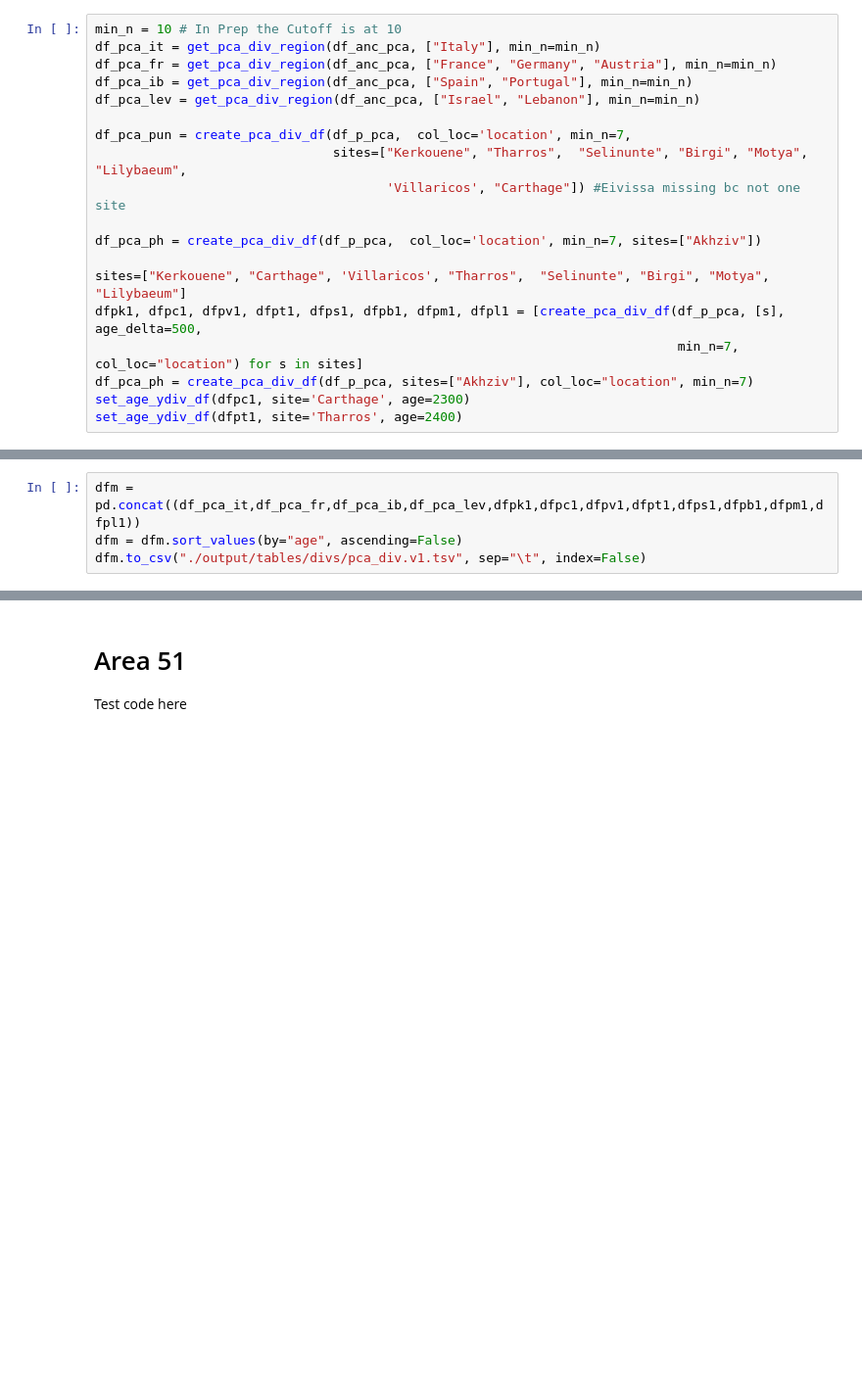
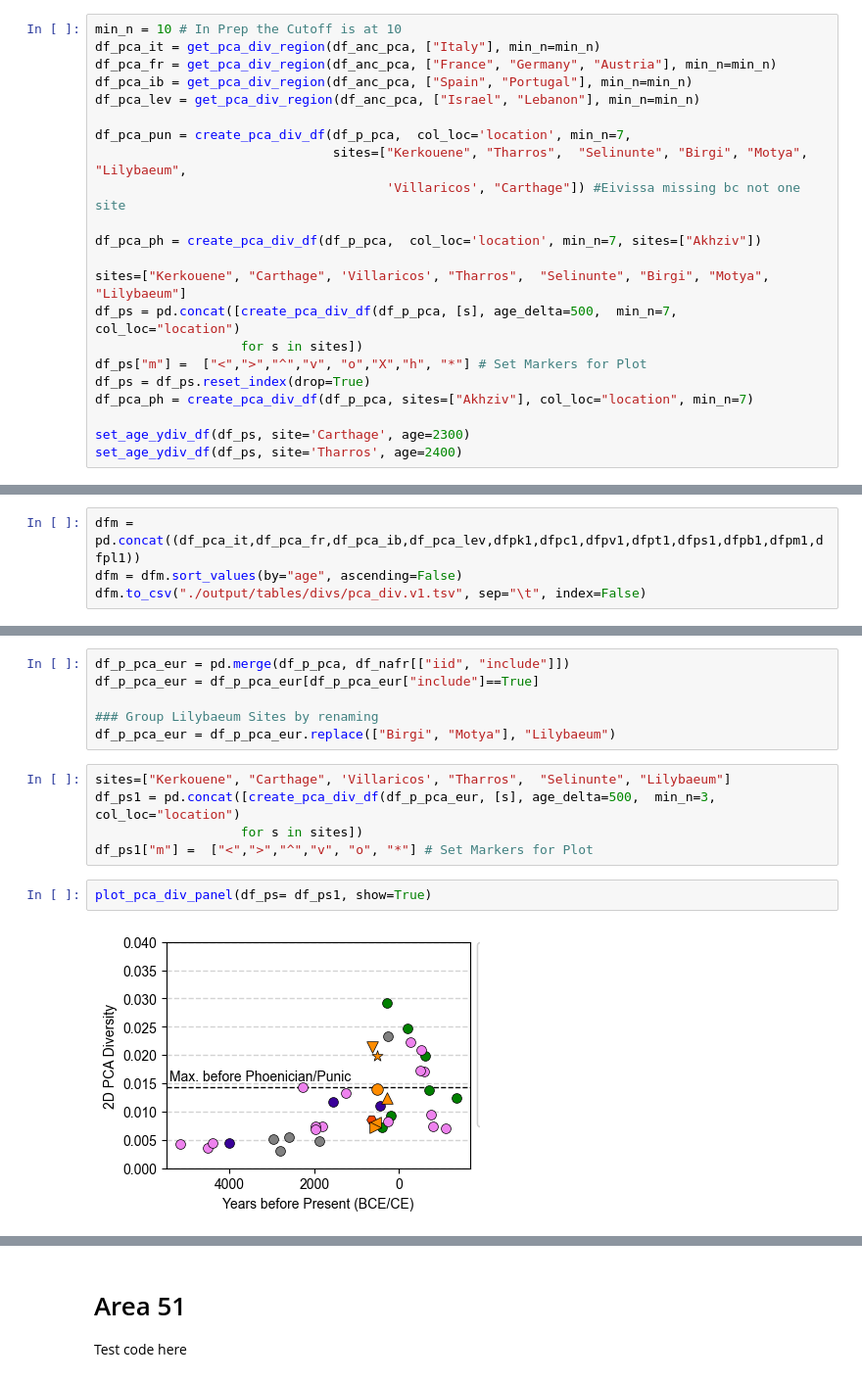
Before and after one commit to hringbauer/punic_aDNA, a Jupyter notebook: notebooks/figs/plot_y_div.ipynb, the cells around one changed output, grey strips where cells are left out. Shown at 98% size. Cells and saved outputs as stored; diff of their text form; blank space fills up the shorter version.

```diff
--- a/notebooks/figs/plot_y_div.ipynb
+++ b/notebooks/figs/plot_y_div.ipynb
@@ -677,9 +667,12 @@ df_pca_pun = create_pca_div_df(df_p_pca,  col_loc='location', min_n=7,
 df_pca_ph = create_pca_div_df(df_p_pca,  col_loc='location', min_n=7, sites=["Akhziv"])
 
 sites=["Kerkouene", "Carthage", 'Villaricos', "Tharros",  "Selinunte", "Birgi", "Motya", "Lilybaeum"]
-dfpk1, dfpc1, dfpv1, dfpt1, dfps1, dfpb1, dfpm1, dfpl1 = [create_pca_div_df(df_p_pca, [s], age_delta=500,
-                                                                            min_n=7, col_loc="location") for s in sites]
+df_ps = pd.concat([create_pca_div_df(df_p_pca, [s], age_delta=500,  min_n=7, col_loc="location")
+                   for s in sites])
+df_ps["m"] =  ["<",">","^","v", "o","X","h", "*"] # Set Markers for Plot
+df_ps = df_ps.reset_index(drop=True)
 df_pca_ph = create_pca_div_df(df_p_pca, sites=["Akhziv"], col_loc="location", min_n=7)
-set_age_ydiv_df(dfpc1, site='Carthage', age=2300)
-set_age_ydiv_df(dfpt1, site='Tharros', age=2400)
+
+set_age_ydiv_df(df_ps, site='Carthage', age=2300)
+set_age_ydiv_df(df_ps, site='Tharros', age=2400)
 # %%
@@ -880,0 +877,15 @@ dfm.to_csv("./output/tables/divs/pca_div.v1.tsv", sep="\t", index=False)
+# %%
+df_p_pca_eur = pd.merge(df_p_pca, df_nafr[["iid", "include"]])
+df_p_pca_eur = df_p_pca_eur[df_p_pca_eur["include"]==True]
+
+### Group Lilybaeum Sites by renaming
+df_p_pca_eur = df_p_pca_eur.replace(["Birgi", "Motya"], "Lilybaeum")
+# %%
+sites=["Kerkouene", "Carthage", 'Villaricos', "Tharros",  "Selinunte", "Lilybaeum"]
+df_ps1 = pd.concat([create_pca_div_df(df_p_pca_eur, [s], age_delta=500,  min_n=3, col_loc="location")
+                   for s in sites])
+df_ps1["m"] =  ["<",">","^","v", "o", "*"] # Set Markers for Plot
+# %%
+plot_pca_div_panel(df_ps= df_ps1, show=True)
+# %% [output]
+[figure, added]
```
Also changed, not shown: parts of 18 cells of this notebook, 3 other files.
